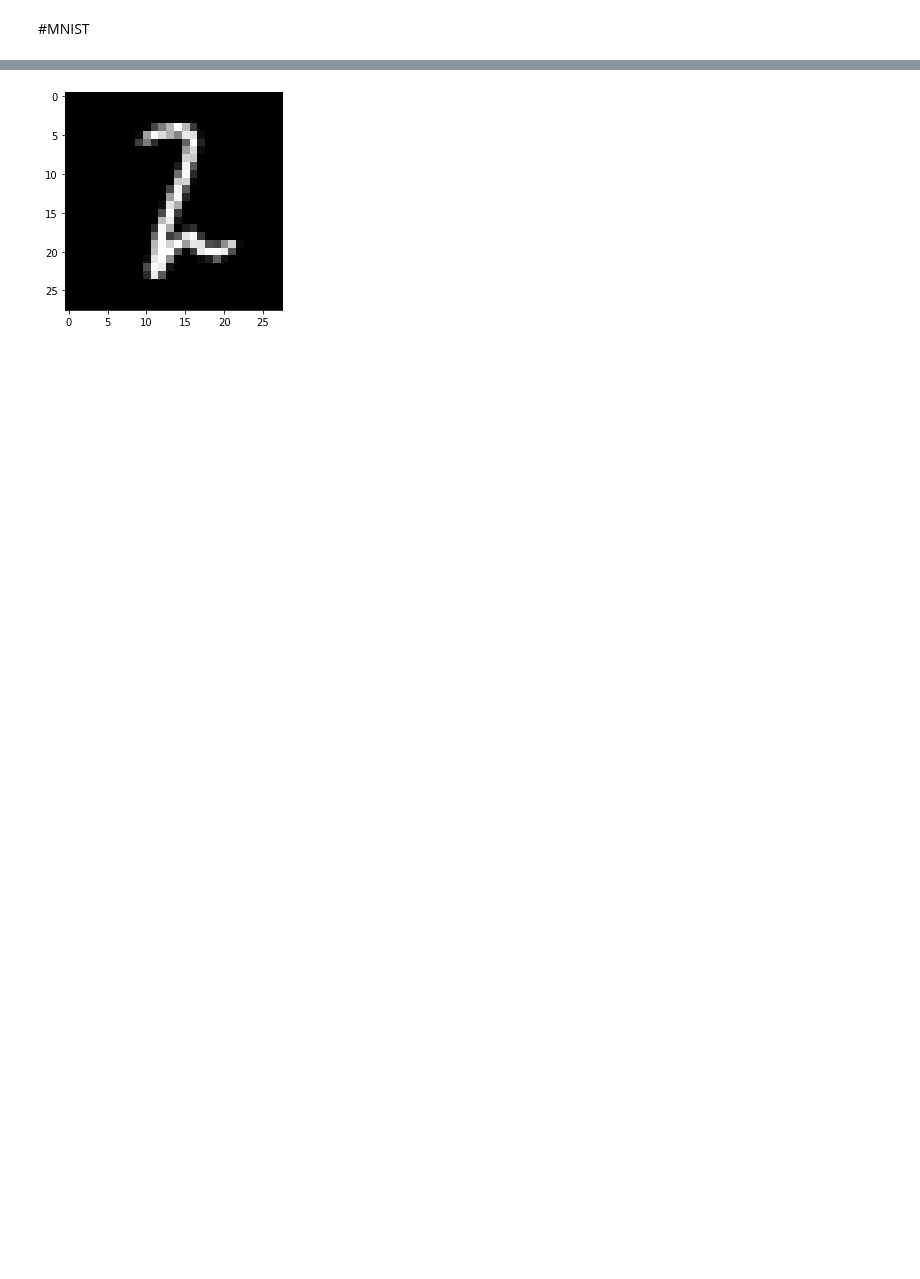
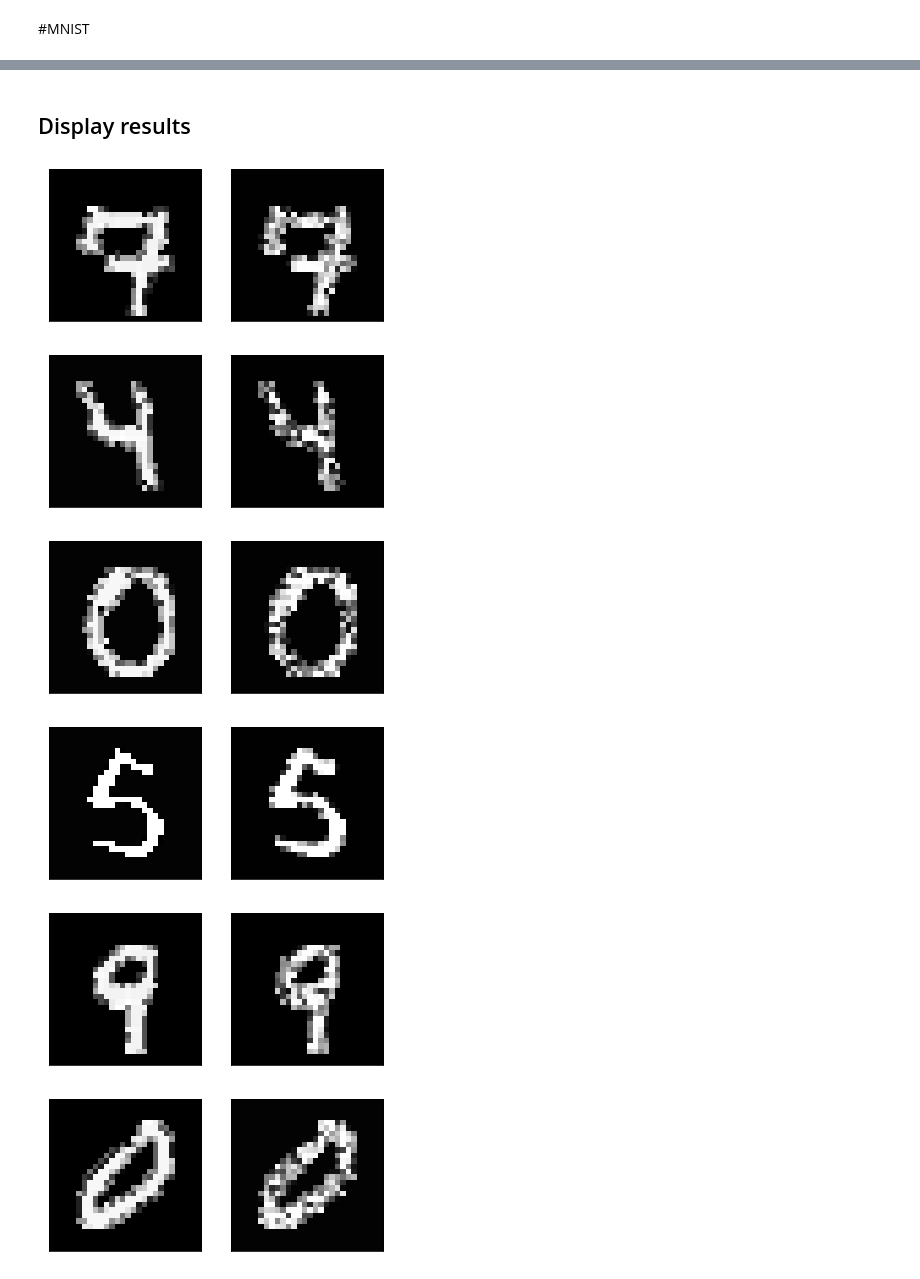
Before and after one commit to Juanba98/Carlini-Wagner_L2, a Jupyter notebook: Carlini&Wagner_L2.ipynb, the cells around one changed output, grey strips where cells are left out. Cells and saved outputs as stored; diff of their text form; code cells hidden in the pictures; blank space fills up the shorter version.

```diff
--- a/Carlini&Wagner_L2.ipynb
+++ b/Carlini&Wagner_L2.ipynb
@@ -521,5 +571,5 @@ cuda:0
 # %%
-PATH = '/content/drive/MyDrive/TFG/CIFAR10/CIFAR10cifar_net.pth'
+PATH = paths.CIFAR10_DIR
 model.load_state_dict(torch.load(PATH))
 
 model.to(device)
@@ -536,7 +586,7 @@ adversary = L2Adversary(targeted=True,
                            learning_rate=5e-4)
 
 
-inputs, _ = next(iter(dataloader)) #inputs images
+inputs, labels = next(iter(dataloader)) #inputs images
 inputs.to(device)
 target_class_idx = 3
 attack_targets = torch.ones(inputs.size(0)) * target_class_idx #target one-hot encoded
@@ -614,15 +650,17 @@ torch.Size([3, 32, 32])
 # %%
+mean = [0.5]
+std= [0.5]
 train_loader = torch.utils.data.DataLoader(
-            datasets.MNIST(root = '/content//MNIST', train=True, download=True,
+            datasets.MNIST(root = '/content/MNIST', train=True, download=True,
                            transform=transforms.Compose([
                                transforms.Resize(28),
                                transforms.CenterCrop(28),
                                transforms.ToTensor(),
-                               transforms.Normalize(0.5, 0.5),
+                               transforms.Normalize(mean, std),
                            ])),batch_size=9, shuffle=True)
 
 test_loader = torch.utils.data.DataLoader(
-            datasets.MNIST(root = '/content//MNIST', train=False, download=True,
+            datasets.MNIST(root = '/content/MNIST', train=False, download=True,
                            transform=transforms.Compose([
                                transforms.Resize(28),
                                transforms.CenterCrop(28),
@@ -717,5 +745,5 @@ GroundTruth:  9 5 7 8
 # %%
-model.load_state_dict(torch.load(PATH))
+model.load_state_dict(torch.load(paths.MNIST_DIR))
 
 model.to(device)
 
@@ -732,11 +760,13 @@ adversary = L2Adversary(targeted=True,
 
 dataiter = iter(train_loader) #inputs images
 inputs, _ = dataiter.next()
+
 inputs.to(device)
+
 target_class_idx = 3
 attack_targets = torch.ones(inputs.size(0)) * target_class_idx #target one-hot encoded
 
-
+NUM_CLASSES = 10
 adversarial_examples = adversary.attack(model, inputs, attack_targets, NUM_CLASSES)
 assert isinstance(adversarial_examples, torch.FloatTensor)
 assert adversarial_examples.size() == inputs.size()
@@ -761,19 +791,27 @@ pert_predictions_np: [3 0 1 0 3 3 2 3 2]
+# %% [markdown]
+## Display results
 # %%
 import torchvision as TV
 inv_normalize = transforms.Normalize(
         mean=mean,
         std=std
       )
 
-plt.imshow(inputs[0].reshape(28,28), cmap="gray")
-plt.imshow(adversarial_examples[0].reshape(28,28), cmap="gray")
 for i in range(0,adversarial_examples.size()[0]):
-  #print(inputs[i].size())
-  plt.imshow(inputs[i].reshape(28,28), cmap="gray")
-  inv =inputs[i] / 2 + 0.5
-  TV.utils.save_image(inputs[i].reshape(28,28), "/content/drive/MyDrive/TFG/CW/logs/%d_original.png" %(i),)
 
-  inv =adversarial_examples[i] / 2 + 0.5
-  TV.utils.save_image(adversarial_examples[i].reshape(28,28), "/content/drive/MyDrive/TFG/CW/logs/%d_adversarial.png" %(i))
+
+  inv1 = inv_normalize(inputs[i])
+  TV.utils.save_image(inv1.reshape(28,28), join(paths.MNIST_CW_LOGS, "%d_original.png" %(i)),)
+
+  inv2 =inv_normalize(adversarial_examples[i])
+  TV.utils.save_image(adversarial_examples[i].reshape(28,28), join(paths.MNIST_CW_LOGS, "%d_adversarial.png" %(i)))
+
+  list_ad = [inv1,inv2]
+  show(list_ad,gray=True)
 # %% [output]
-[figure, old version]
+[figure, new version]
+[figure, added]
+[figure, added]
+[figure, added]
+[figure, added]
+[figure, added]
```
Also changed, not shown: parts of 33 cells of this notebook.
